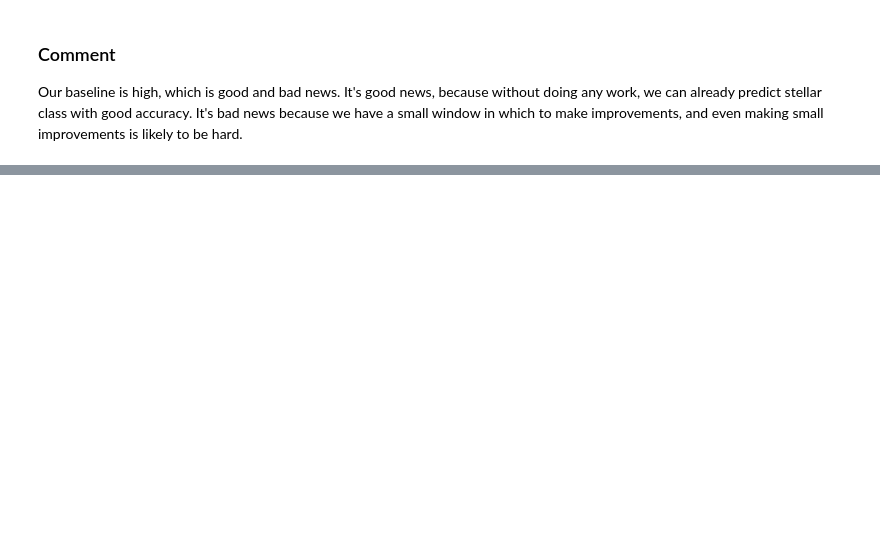
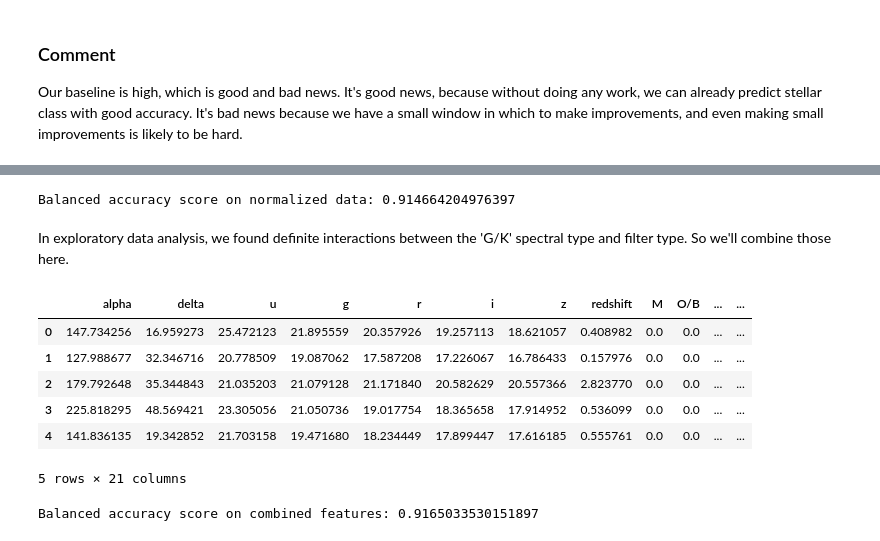
Before and after one commit to jaqueshere/kaggle-playground-stellar, a Jupyter notebook: kaggle-astro-training.ipynb, the cells around one changed output, grey strips where cells are left out. Drawn from its saved outputs; the diff is of its cells as text; code cells hidden in the pictures; blank space fills up the shorter version.

```diff
--- a/kaggle-astro-training.ipynb
+++ b/kaggle-astro-training.ipynb
@@ -94,0 +122,47 @@ Our baseline is high, which is good and bad news. It's good news, because withou
+# %%
+# Try the same simple random forest model on normalized feature set
+# Using random forest with n=100, max depth = 9
+
+rf_model = RandomForestClassifier(n_estimators=100, max_depth=9)
+train_X, val_X, train_y, val_y = train_test_split(X_normalized, y)
+rf_model.fit(train_X, train_y)
+val_predictions = rf_model.predict(val_X)
+print(f"Balanced accuracy score on normalized data: {balanced_accuracy_score(val_y, val_predictions)}")
+# %% [output]
+Balanced accuracy score on normalized data: 0.914664204976397
+# %% [markdown]
+In exploratory data analysis, we found definite interactions between the 'G/K' spectral type and filter type. So we'll combine those here.
+# %%
+# Combining G/K with filter type
+
+X_combinations = X.copy()
+X_min = X_normalized.copy()
+
+filter_types = ['alpha', 'delta', 'u', 'g', 'r', 'i', 'z']
+X_min = X[filter_types]
+features = []
+
+for filter_type in filter_types:
+    X_combinations['G/K' + filter_type] = X_combinations['G/K'] * X_combinations[filter_type]
+    features.append('G/K' + filter_type)
+# %%
+X_combinations.head()
+# %% [output]
+|  | alpha | delta | u | g | r | i | z | redshift | M | O/B | ... | ... |
+| 0 | 147.734256 | 16.959273 | 25.472123 | 21.895559 | 20.357926 | 19.257113 | 18.621057 | 0.408982 | 0.0 | 0.0 | ... | ... |
+| 1 | 127.988677 | 32.346716 | 20.778509 | 19.087062 | 17.587208 | 17.226067 | 16.786433 | 0.157976 | 0.0 | 0.0 | ... | ... |
+| 2 | 179.792648 | 35.344843 | 21.035203 | 21.079128 | 21.171840 | 20.582629 | 20.557366 | 2.823770 | 0.0 | 0.0 | ... | ... |
+| 3 | 225.818295 | 48.569421 | 23.305056 | 21.050736 | 19.017754 | 18.365658 | 17.914952 | 0.536099 | 0.0 | 0.0 | ... | ... |
+| 4 | 141.836135 | 19.342852 | 21.703158 | 19.471680 | 18.234449 | 17.899447 | 17.616185 | 0.555761 | 0.0 | 0.0 | ... | ... |
+5 rows × 21 columns
+# %%
+# Try the same simple random forest model on new feature set
+# Using random forest with n=100, max depth = 9
+
+rf_model = RandomForestClassifier(n_estimators=100, max_depth=9)
+train_X, val_X, train_y, val_y = train_test_split(X_combinations, y)
+rf_model.fit(train_X, train_y)
+val_predictions = rf_model.predict(val_X)
+print(f"Balanced accuracy score on combined features: {balanced_accuracy_score(val_y, val_predictions)}")
+# %% [output]
+Balanced accuracy score on combined features: 0.9165033530151897
```
Also changed, not shown: parts of 8 cells of this notebook, 1 other file.
